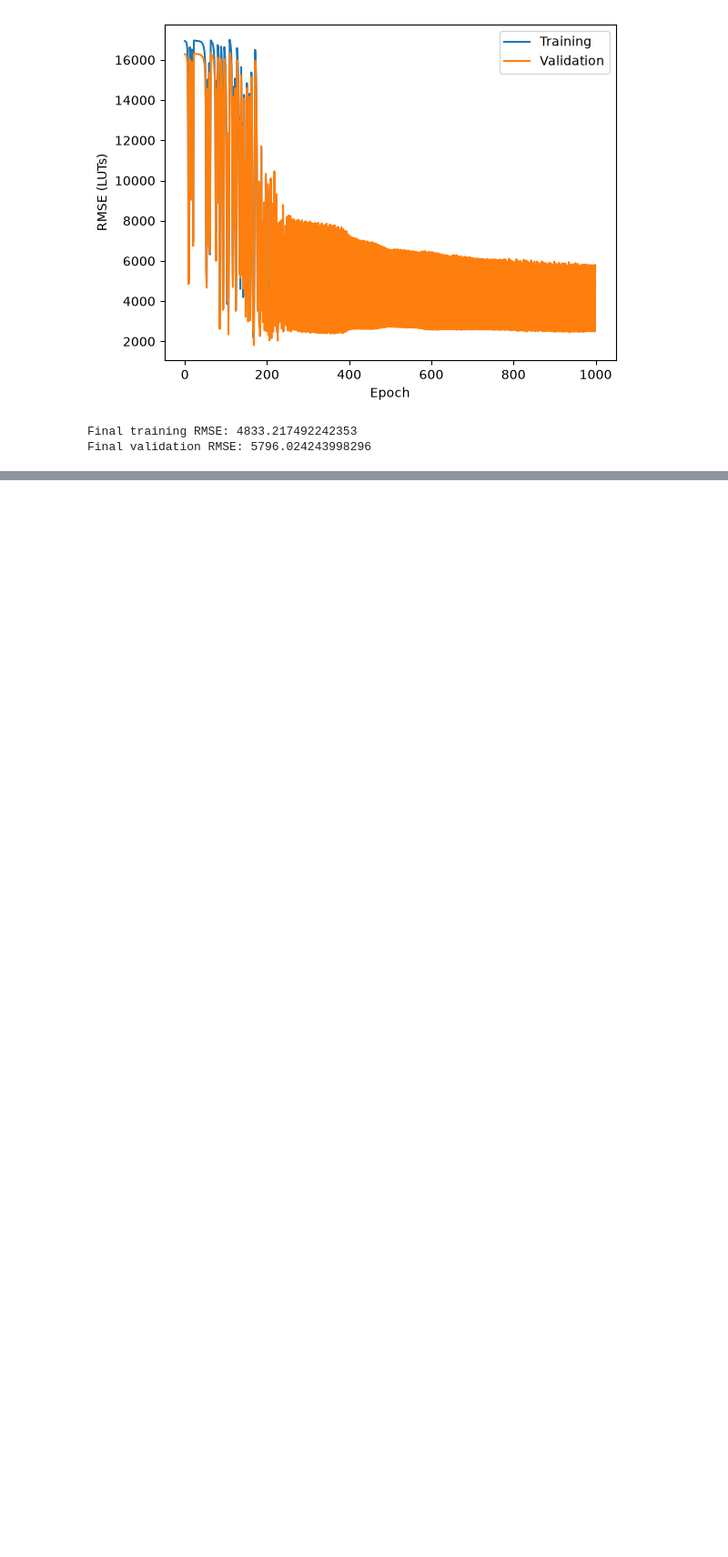
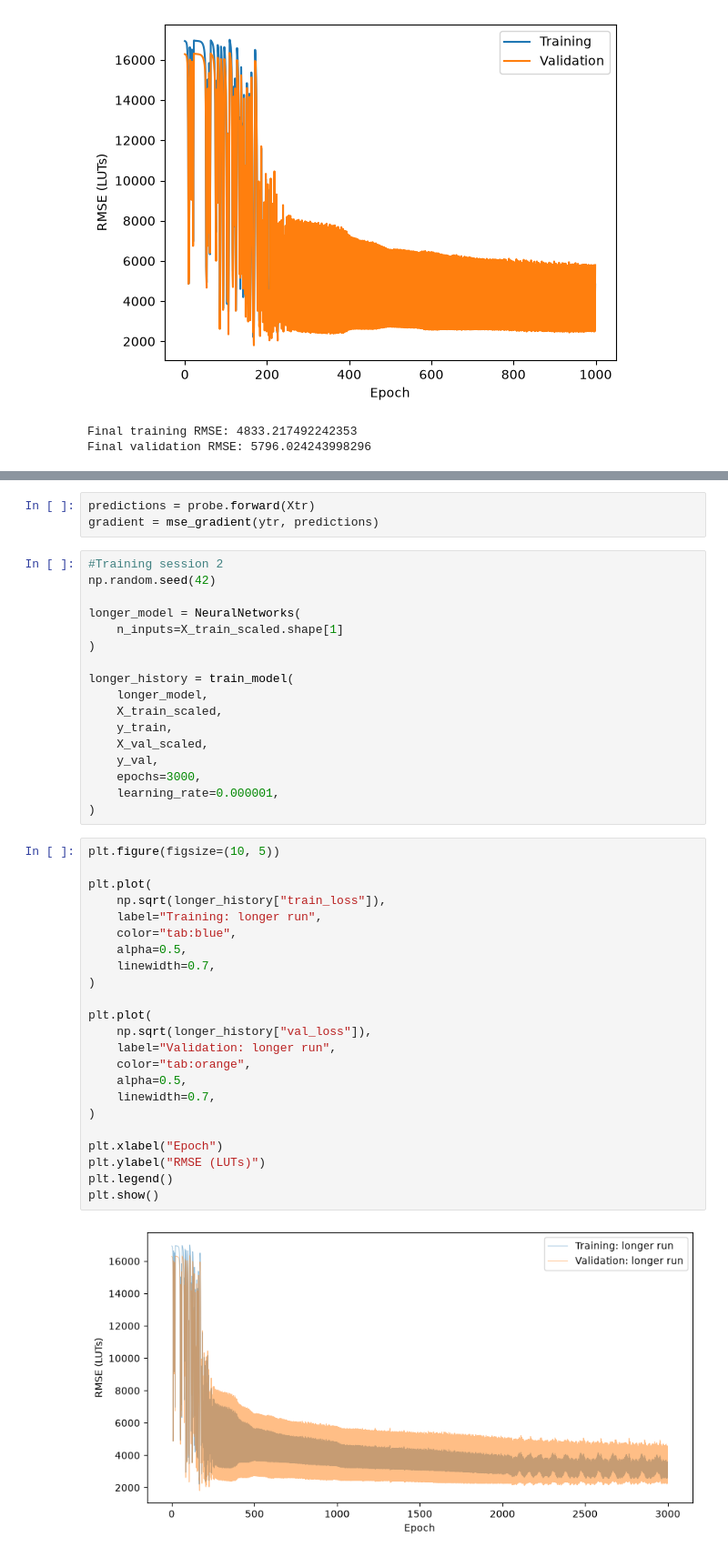
Before and after one commit to sahilbhatt89/CircuitCost, a Jupyter notebook: Notebboks/dataPrep.ipynb, the cells around one changed output, grey strips where cells are left out. Shown at 91% size. Cells and saved outputs as stored; diff of their text form; blank space fills up the shorter version.

Commit message:
Compare longer MLP training and identify best validation epoch

```diff
--- a/Notebboks/dataPrep.ipynb
+++ b/Notebboks/dataPrep.ipynb
@@ -418,0 +456,45 @@ NameError: name 'mse_gradient' is not defined
+# %%
+predictions = probe.forward(Xtr)
+gradient = mse_gradient(ytr, predictions)
+# %%
+#Training session 2
+np.random.seed(42)
+
+longer_model = NeuralNetworks(
+    n_inputs=X_train_scaled.shape[1]
+)
+
+longer_history = train_model(
+    longer_model,
+    X_train_scaled,
+    y_train,
+    X_val_scaled,
+    y_val,
+    epochs=3000,
+    learning_rate=0.000001,
+)
+# %%
+plt.figure(figsize=(10, 5))
+
+plt.plot(
+    np.sqrt(longer_history["train_loss"]),
+    label="Training: longer run",
+    color="tab:blue",
+    alpha=0.5,
+    linewidth=0.7,
+)
+
+plt.plot(
+    np.sqrt(longer_history["val_loss"]),
+    label="Validation: longer run",
+    color="tab:orange",
+    alpha=0.5,
+    linewidth=0.7,
+)
+
+plt.xlabel("Epoch")
+plt.ylabel("RMSE (LUTs)")
+plt.legend()
+plt.show()
+# %% [output]
+[figure, added]
```
Also changed, not shown: parts of 5 cells of this notebook.
